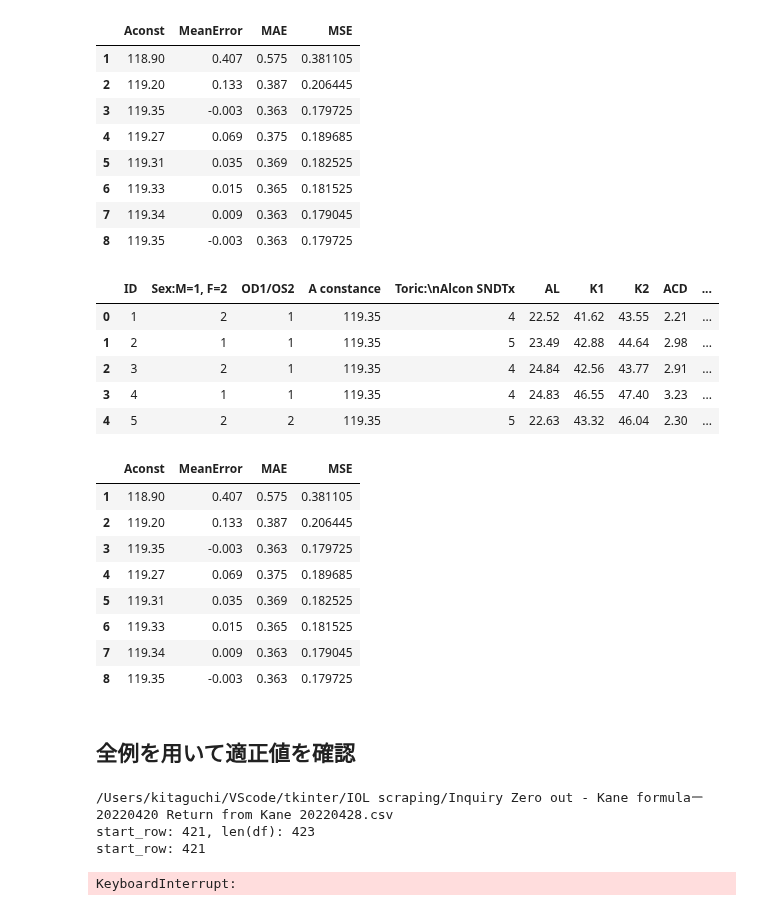
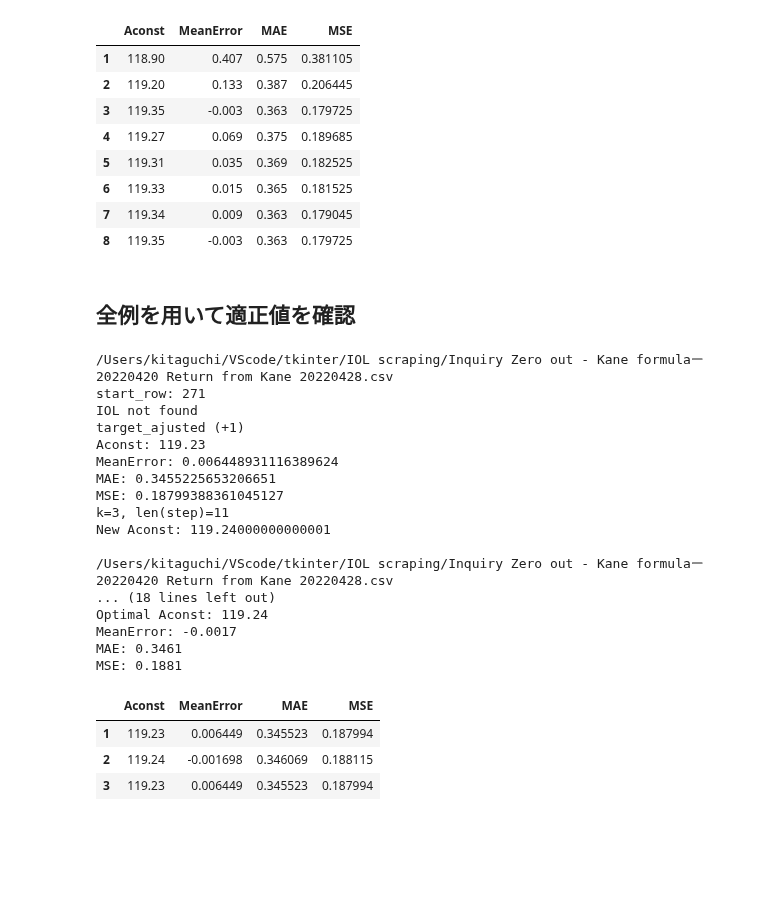
Before and after one commit to ykitaguchi77/tkinter, a Jupyter notebook: IOL scraping/IOL_scraping.ipynb, the cells around one changed output. Saved outputs shown, nothing was run; the diff lists cells and outputs as text; code cells hidden in the pictures; blank space fills up the shorter version.

```diff
--- a/IOL scraping/IOL_scraping.ipynb
+++ b/IOL scraping/IOL_scraping.ipynb
@@ -854,27 +857,6 @@ MSE: 0.1797
 | 6 | 119.33 | 0.015 | 0.365 | 0.181525 |
 | 7 | 119.34 | 0.009 | 0.363 | 0.179045 |
 | 8 | 119.35 | -0.003 | 0.363 | 0.179725 |
-# %%
-df_pickup
-# %% [output]
-|  | ID | Sex:M=1, F=2 | OD1/OS2 | A constance | Toric:\nAlcon SNDTx | AL | K1 | K2 | ACD | ... |
-| 0 | 1 | 2 | 1 | 119.35 | 4 | 22.52 | 41.62 | 43.55 | 2.21 | ... |
-| 1 | 2 | 1 | 1 | 119.35 | 5 | 23.49 | 42.88 | 44.64 | 2.98 | ... |
-| 2 | 3 | 2 | 1 | 119.35 | 4 | 24.84 | 42.56 | 43.77 | 2.91 | ... |
-| 3 | 4 | 1 | 1 | 119.35 | 4 | 24.83 | 46.55 | 47.40 | 3.23 | ... |
-| 4 | 5 | 2 | 2 | 119.35 | 5 | 22.63 | 43.32 | 46.04 | 2.30 | ... |
-# %%
-df_error_pickup
-# %% [output]
-|  | Aconst | MeanError | MAE | MSE |
-| 1 | 118.90 | 0.407 | 0.575 | 0.381105 |
-| 2 | 119.20 | 0.133 | 0.387 | 0.206445 |
-| 3 | 119.35 | -0.003 | 0.363 | 0.179725 |
-| 4 | 119.27 | 0.069 | 0.375 | 0.189685 |
-| 5 | 119.31 | 0.035 | 0.369 | 0.182525 |
-| 6 | 119.33 | 0.015 | 0.365 | 0.181525 |
-| 7 | 119.34 | 0.009 | 0.363 | 0.179045 |
-| 8 | 119.35 | -0.003 | 0.363 | 0.179725 |
 # %%
 #ウェブにcsvの情報を入力する
 def input_columns(name, content):
@@ -998,7 +980,7 @@ def calc_error(df):
 # %% [markdown]
 ## 全例を用いて適正値を確認
 # %%
-start_step = 2  # 開始ステップ
+start_step = 3  # 開始ステップ
 Aconst = 119.23
 step = [0.04, 0.02, 0.01, 0.01, 0.01, 0.01, 0.01, 0.01, 0.01, 0.01, 0.01]
 skip_id_list = skip_id_list  # 不適切な数字が入っているデータを飛ばす
@@ -1084,35 +1066,52 @@ while True:
         df_error_mins = df_error_round.iloc[idx2,
                                             :].drop_duplicates()  # idxに対応するものを抜き出す
         df_error_min = df_error_mins[df_error_mins["MAE"] ==
                                      df_error_mins["MAE"].min()].drop_duplicates()
 
         # さらにMAEが最小のものを抜き出す
         print("Optimal Aconst: {}".format(df_error_min["Aconst"].tolist()[0]))
         print("MeanError: {}".format(df_error_min["MeanError"].tolist()[0]))
         print("MAE: {}".format(df_error_min["MAE"].tolist()[0]))
         print("MSE: {}".format(df_error_min["MSE"].tolist()[0]))
         break
 
     print("k={}, len(step)={}".format(k, len(step)))
     if abs(MeanError) < 0.001 or k == len(step)-1:
         break
     elif MeanError > 0:
         Aconst = Aconst + step[k]
     elif MeanError < 0:
         Aconst = Aconst - step[k]
     k += 1
 
     print("New Aconst: {}".format(Aconst))
     print("")
 
     resume = False
 
-df.to_csv(df_csv_path.split(".")[0]+"_"+str(Aconst)+"_"+str(MeanError)+".csv",
-          header=True, index=False, encoding="shift-jis")  # CSVとして保存
+    df.to_csv(df_csv_path.split(".")[0]+"_"+str(Aconst)+"_"+str(MeanError)+".csv",
+              header=True, index=False, encoding="shift-jis")  # CSVとして保存
 
 df_error
 # %% [output]
 /Users/kitaguchi/VScode/tkinter/IOL scraping/Inquiry Zero out - Kane formulaー20220420 Return from Kane 20220428.csv
-start_row: 421, len(df): 423
-start_row: 421
+start_row: 271
+IOL not found
+target_ajusted (+1)
+Aconst: 119.23
+MeanError: 0.006448931116389624
+MAE: 0.3455225653206651
+MSE: 0.18799388361045127
+k=3, len(step)=11
+New Aconst: 119.24000000000001
+
+/Users/kitaguchi/VScode/tkinter/IOL scraping/Inquiry Zero out - Kane formulaー20220420 Return from Kane 20220428.csv
+... (18 lines left out)
+Optimal Aconst: 119.24
+MeanError: -0.0017
+MAE: 0.3461
+MSE: 0.1881
-KeyboardInterrupt:
+|  | Aconst | MeanError | MAE | MSE |
+| 1 | 119.23 | 0.006449 | 0.345523 | 0.187994 |
+| 2 | 119.24 | -0.001698 | 0.346069 | 0.188115 |
+| 3 | 119.23 | 0.006449 | 0.345523 | 0.187994 |
```
Also changed, not shown: parts of 5 cells of this notebook.
